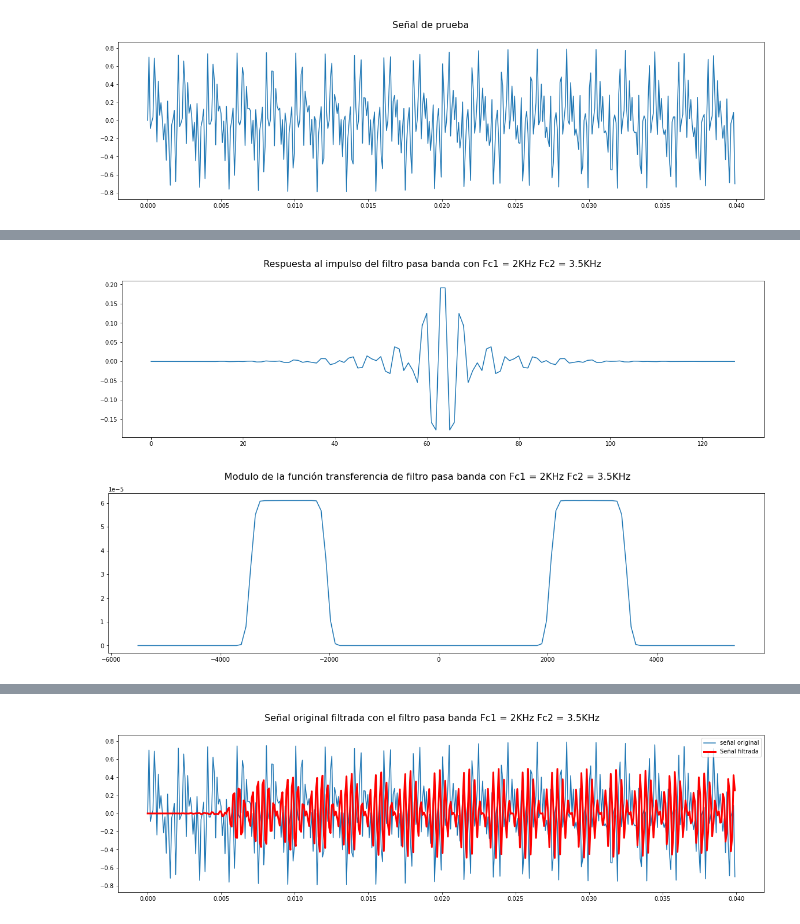
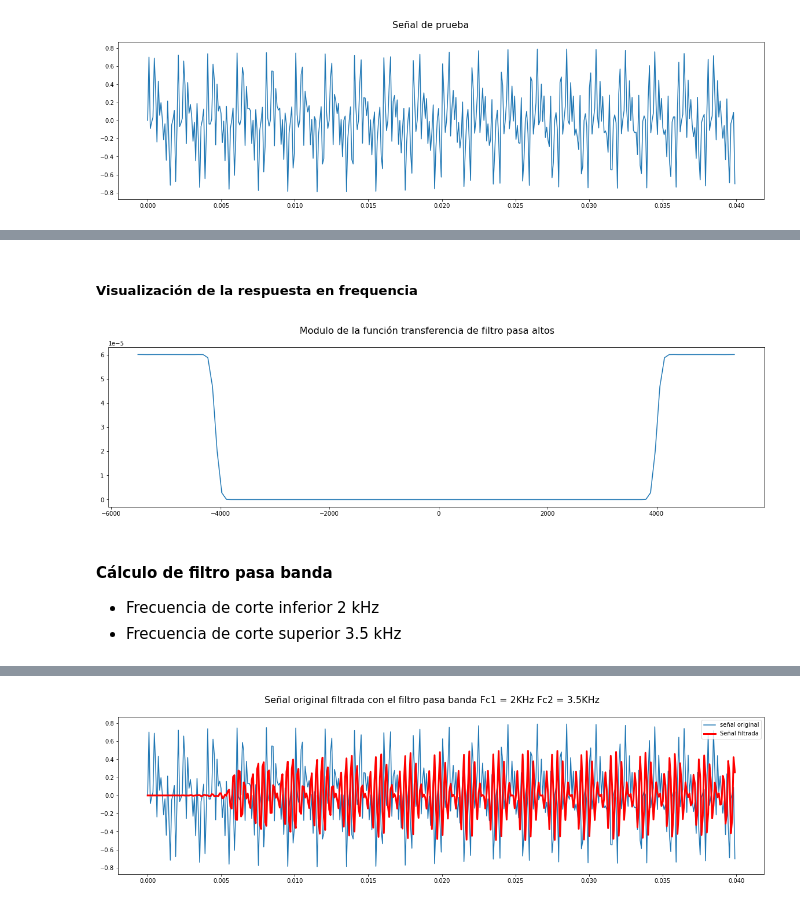
Before and after one commit to davidbro-in/pds-fir-pipeline, a Jupyter notebook: notebooks/fir.ipynb, the cells around one changed output, grey strips where cells are left out. Drawn from its saved outputs; the diff is of its cells as text; code cells hidden in the pictures.

```diff
--- a/notebooks/fir.ipynb
+++ b/notebooks/fir.ipynb
@@ -77,17 +90,19 @@ signalAxes, = plt.plot(f, circularHData)
+# %% [markdown]
+##### Visualización de la respuesta en frequencia
+# %%
+HData  = np.fft.fft(highpass)
+circularHData = np.abs(np.fft.fftshift(HData/len(highpass)))**2
+f = np.arange(-fs/2, fs/2, fs/len(highpass))
+
+fig = plt.figure(figsize=(20, 5))
+fig.suptitle(" Modulo de la función transferencia de filtro pasa altos", fontsize=16)
+plt.plot(f, circularHData);
+# %% [output]
+[figure, added]
+# %% [markdown]
+#### Cálculo de filtro pasa banda
+
+- Frecuencia de corte inferior 2 kHz
+- Frecuencia de corte superior 3.5 kHz
 # %%
 bandpass = [0,-0,-0,0,0,0,3.052e-05,-6.104e-05,-6.104e-05,9.155e-05,6.104e-05,-6.104e-05,-0,-9.155e-05,-0.0001526,0.0003662,0.0003357,-0.0004883,-0.0002747,0.0001221,-0.0001831,0.0006714,0.000824,-0.001434,-0.00116,0.001312,0.0005188,0.0002747,0.001129,-0.002625,-0.002777,0.003937,0.002838,-0.002319,-0.0001831,-0.00238,-0.004181,0.007385,0.007172,-0.00827,-0.005188,0.002228,-0.002563,0.008698,0.01202,-0.01712,-0.01553,0.0145,0.006897,0.002167,0.01251,-0.02521,-0.0314,0.03802,0.03268,-0.02362,-0.00351,-0.02396,-0.05502,0.09314,0.1248,-0.1581,-0.1781,0.1912,0.1912,-0.1781,-0.1581,0.1248,0.09314,-0.05502,-0.02396,-0.00351,-0.02362,0.03268,0.03802,-0.0314,-0.02521,0.01251,0.002167,0.006897,0.0145,-0.01553,-0.01712,0.01202,0.008698,-0.002563,0.002228,-0.005188,-0.00827,0.007172,0.007385,-0.004181,-0.00238,-0.0001831,-0.002319,0.002838,0.003937,-0.002777,-0.002625,0.001129,0.0002747,0.0005188,0.001312,-0.00116,-0.001434,0.000824,0.0006714,-0.0001831,0.0001221,-0.0002747,-0.0004883,0.0003357,0.0003662,-0.0001526,-9.155e-05,-0,-6.104e-05,6.104e-05,9.155e-05,-6.104e-05,-6.104e-05,3.052e-05,0,0,0,-0,-0,0]
-
-fig = plt.figure(figsize=(20, 5))
-fig.suptitle("Respuesta al impulso del filtro pasa banda con Fc1 = 2KHz Fc2 = 3.5KHz", fontsize=16)
-signalAxes, = plt.plot(bandpass)
-
-HData  = np.fft.fft(bandpass)
-circularHData = np.abs(np.fft.fftshift(HData/len(bandpass)))**2
-f = np.arange(-fs/2, fs/2, fs/len(bandpass))
-
-fig = plt.figure(figsize=(20, 5))
-fig.suptitle(" Modulo de la función transferencia de filtro pasa banda con Fc1 = 2KHz Fc2 = 3.5KHz", fontsize=16)
-signalAxes, = plt.plot(f, circularHData)
-# %% [output]
-[figure, removed]
-[figure, removed]
```
Also changed, not shown: parts of 25 cells of this notebook, 18 other files.
